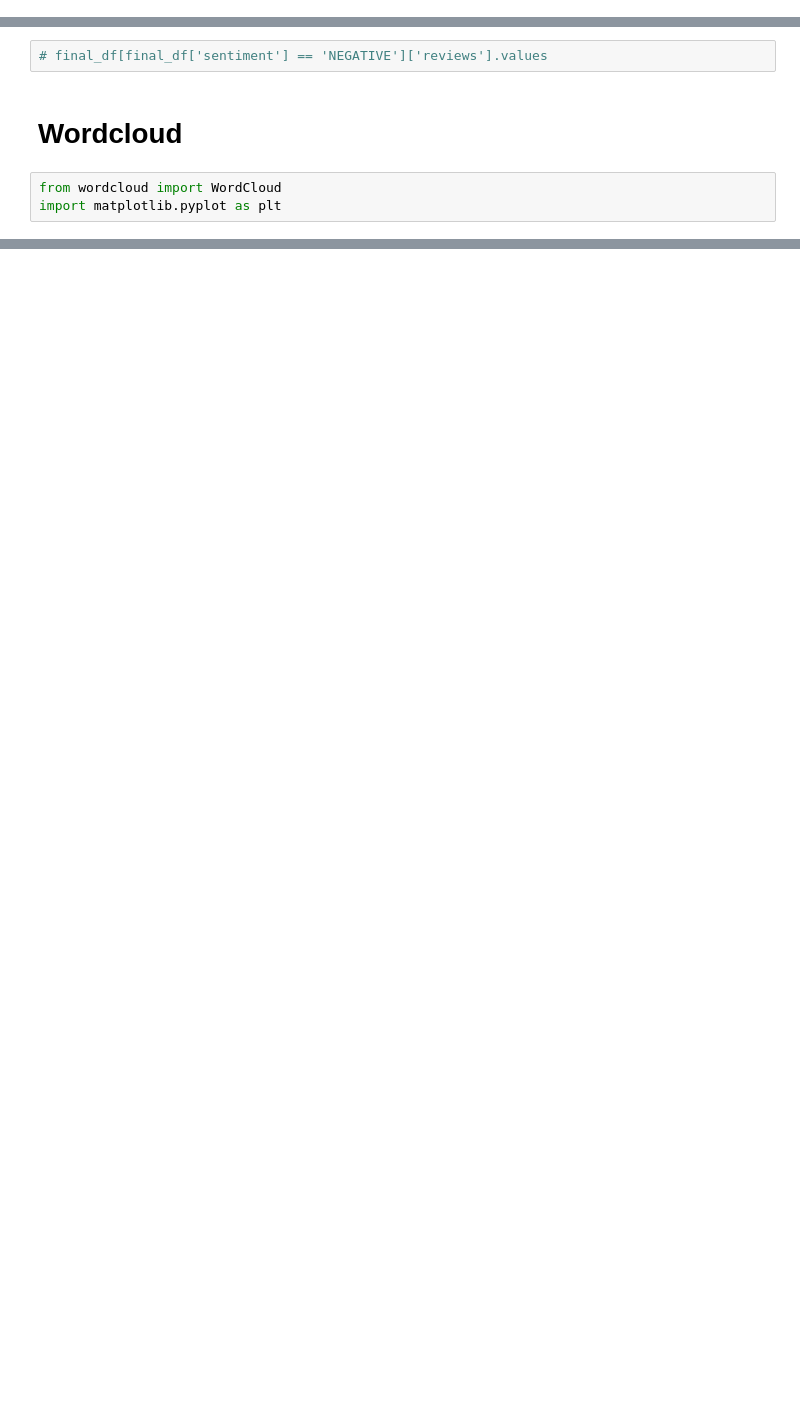
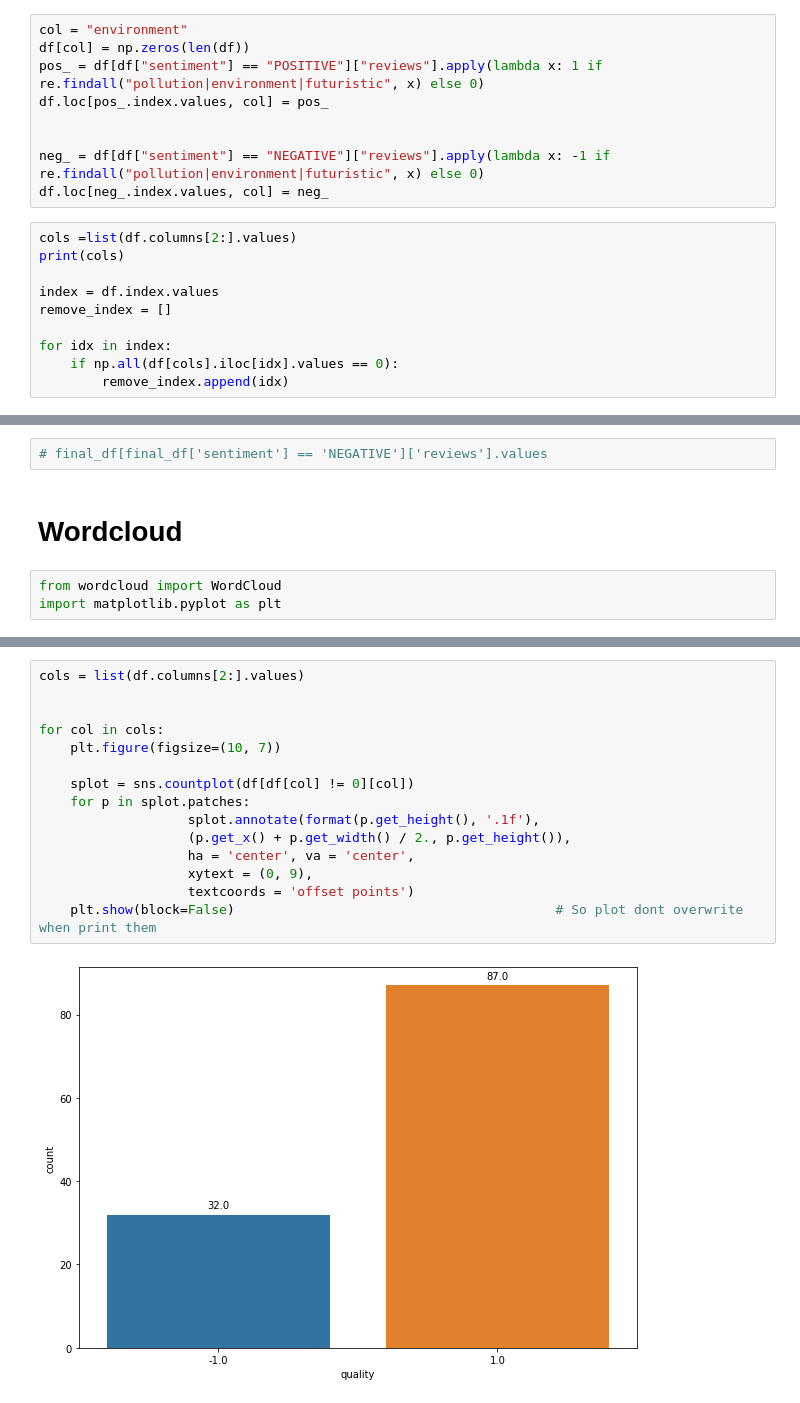
Before and after one commit to blaze-fire/feynn-labs-project-2, a Jupyter notebook: EDA.ipynb, the cells around one changed output, grey strips where cells are left out. Saved outputs shown, nothing was run; the diff lists cells and outputs as text; blank space fills up the shorter version.

```diff
--- a/EDA.ipynb
+++ b/EDA.ipynb
@@ -89,0 +176,19 @@ candidates=list(set(reviews))
+# %%
+col = "environment"
+df[col] = np.zeros(len(df))
+pos_ = df[df["sentiment"] == "POSITIVE"]["reviews"].apply(lambda x: 1 if re.findall("pollution|environment|futuristic", x) else 0)
+df.loc[pos_.index.values, col] = pos_
+
+
+neg_ = df[df["sentiment"] == "NEGATIVE"]["reviews"].apply(lambda x: -1 if re.findall("pollution|environment|futuristic", x) else 0)
+df.loc[neg_.index.values, col] = neg_
+# %%
+cols =list(df.columns[2:].values)
+print(cols)
+
+index = df.index.values
+remove_index = []
+
+for idx in index:
+    if np.all(df[cols].iloc[idx].values == 0):
+        remove_index.append(idx)
@@ -205,0 +285,17 @@ plt.show()
+# %%
+cols = list(df.columns[2:].values)
+
+
+for col in cols:
+    plt.figure(figsize=(10, 7))
+
+    splot = sns.countplot(df[df[col] != 0][col])
+    for p in splot.patches:
+                   splot.annotate(format(p.get_height(), '.1f'),
+                   (p.get_x() + p.get_width() / 2., p.get_height()),
+                   ha = 'center', va = 'center',
+                   xytext = (0, 9),
+                   textcoords = 'offset points')
+    plt.show(block=False)                                         # So plot dont overwrite when print them
+# %% [output]
+[figure, added]
```
Also changed, not shown: parts of 69 cells of this notebook, 8 other files.
